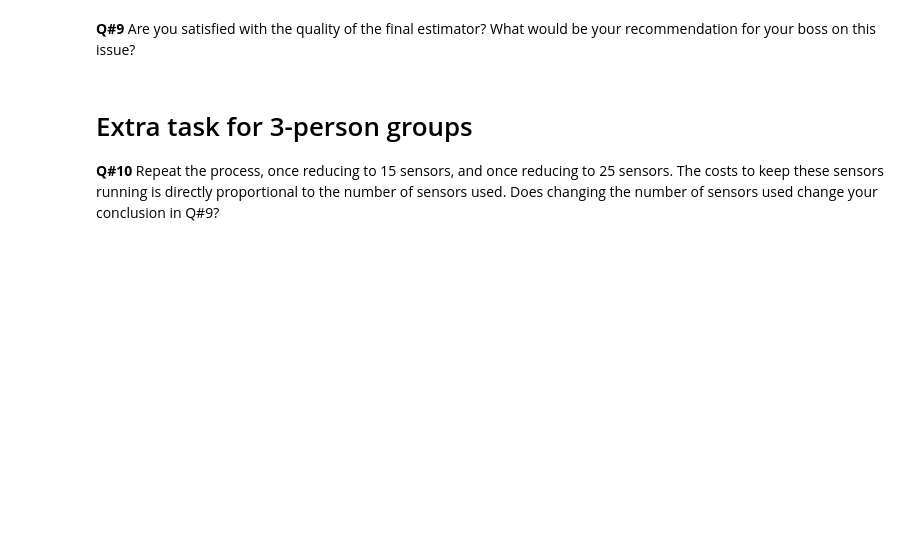
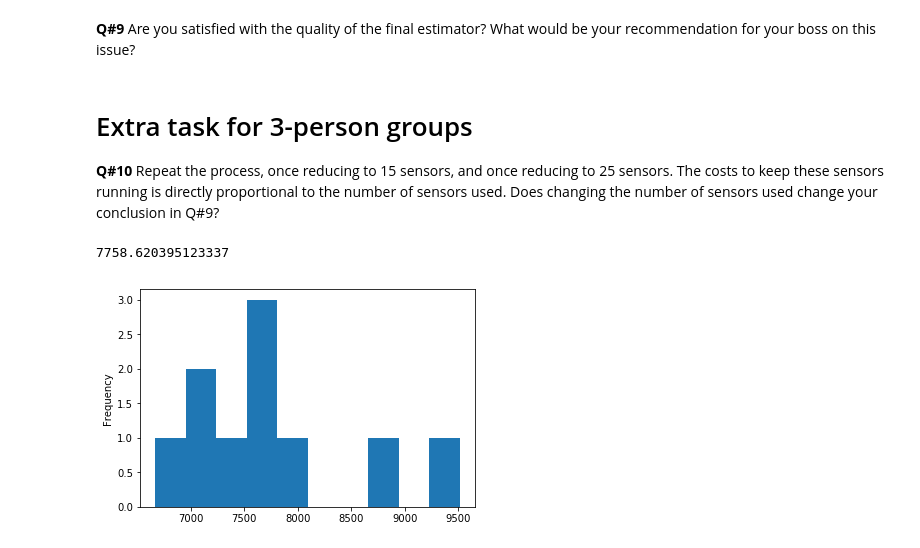
Before and after one commit to bok11/31380-HandIn2, a Jupyter notebook: HI3_modeling.ipynb, the cells around one changed output. Saved outputs shown, nothing was run; the diff lists cells and outputs as text; code cells hidden in the pictures; blank space fills up the shorter version.

Commit message:
K-fold and Nerual network

```diff
--- a/HI3_modeling.ipynb
+++ b/HI3_modeling.ipynb
@@ -173,0 +194,20 @@ To ensure that your neural network actually works when presented with new data,
+# %%
+# Your k-fold code goes here.
+from sklearn.model_selection import KFold
+
+#a pandas series to hold the scores
+score = []
+
+#X and Y
+X = pd.Series(fdata['raw'].index.tolist())
+y = pd.Series(cdata['fixed'].index.tolist())
+kf = KFold(n_splits=10)
+kf.get_n_splits(X)
+
+for train_index, test_index in kf.split(X):
+    X_train, X_test = fdata['raw'].loc[X.iloc[train_index]], fdata['raw'].loc[X.iloc[test_index]]
+    y_train, y_test = cdata['fixed'].loc[X.iloc[train_index]], cdata['fixed'].loc[X.iloc[test_index]]
+    model.fit(X_train.values,y_train.values,
+epochs = 80, batch_size=1000, shuffle=False)
+    y_pred = model.predict(X_test.values, batch_size = 1000)
+    score.append(score_func(y_pred, y_test))
@@ -177,3 +235,10 @@ To ensure that your neural network actually works when presented with new data,
 # Extra task for 3-person groups
 
 **Q#10** Repeat the process, once reducing to 15 sensors, and once reducing to 25 sensors. The costs to keep these sensors running is directly proportional to the number of sensors used. Does changing the number of sensors used change your conclusion in Q#9?
+# %%
+Score = pd.Series(score)
+Score.plot.hist()
+print(Score.mean())
+# %% [output]
+7758.620395123337
+[figure, added]
```
Also changed, not shown: parts of 5 cells of this notebook.
